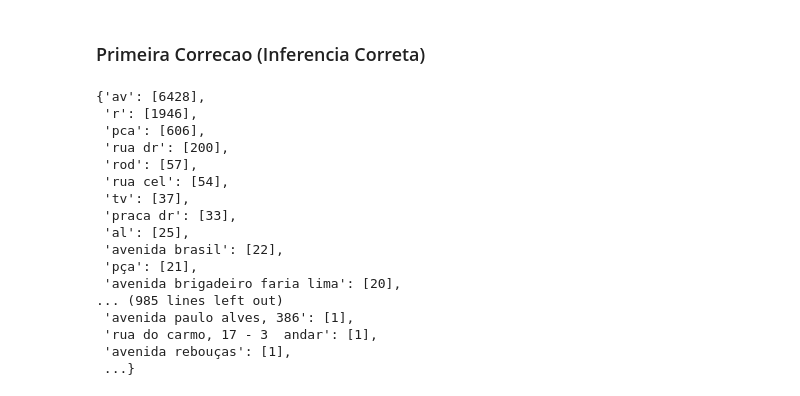
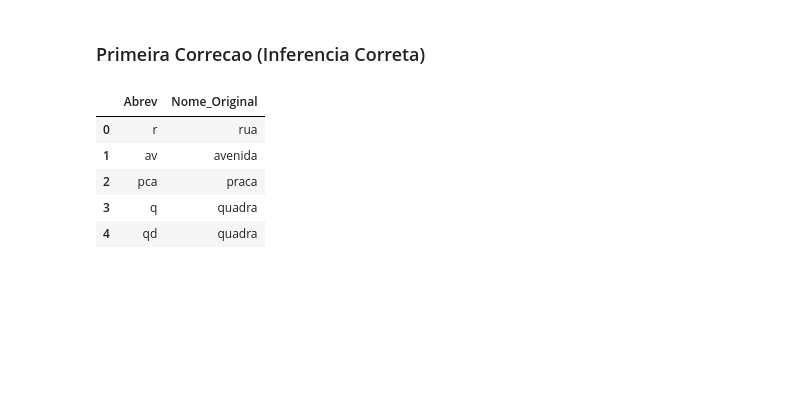
Before and after one commit to valdiviaguevara/DATASETS_TEST, a Jupyter notebook: Correios.ipynb, the cells around one changed output. Cells and saved outputs as stored; diff of their text form; code cells hidden in the pictures; blank space fills up the shorter version.

```diff
--- a/Correios.ipynb
+++ b/Correios.ipynb
@@ -3,9 +3,11 @@ import pandas as pd
 import numpy as np
 # %%
 df_Agencias_Bancos= pd.read_csv("Dados/Agencias/Agencias.csv",sep=";",encoding="latin1")
+df_Abrev_Enderecos= pd.read_csv("Dados/Agencias/Abreviaturas_Enderco.csv",sep=",",encoding="latin1")
 Nome_Colunas=["CNPJ","SEQUENCIAL_DO_CNP","DV_DO_CNPJ","NOME_INSTITUICAO","SEGMENTO","COD_COMPE_AG","NOME_DA_AGENCIA","ENDERECO","NUMERO","COMPLEMENTO","BAIRRO","CEP","MUNICIPIO","UF","DATA_INICIO","DDD","FONE"]
 df_Agencias_Bancos.columns=Nome_Colunas
 print ("Quantidade de Bancos: "+ str(len(df_Agencias_Bancos)))
+print ("Quantidade de Abreviacoes de Enderecos: "+ str(len(df_Abrev_Enderecos)))
 df_Agencias_Bancos.head()
 # %% [output]
 Quantidade de Bancos: 21603
@@ -28,26 +32,14 @@ df_Agencias_Bancos.head()
 | 4 | 00.000.000 | 6.0 | 4.0 | BANCO DO BRASIL S.A. | Banco do Brasil - Banco Múltiplo | 6.0 | SALVADOR | ... |
 # %% [markdown]
 ### Primeira Correcao (Inferencia Correta)
-# %%
-AA=df_Agencias_Bancos.Abrev_Endereco.value_counts().to_frame()
-AA=AA.reset_index()
-AA.columns=["Abrev_Endereco", "Valor"]
-AA.set_index('Abrev_Endereco').T.to_dict('list')
-# %% [output]
-{'av': [6428],
- 'r': [1946],
- 'pca': [606],
- 'rua dr': [200],
- 'rod': [57],
- 'rua cel': [54],
- 'tv': [37],
- 'praca dr': [33],
- 'al': [25],
- 'avenida brasil': [22],
- 'pça': [21],
- 'avenida brigadeiro faria lima': [20],
-... (985 lines left out)
- 'avenida paulo alves, 386': [1],
- 'rua do carmo, 17 - 3  andar': [1],
- 'avenida rebouças': [1],
- ...}
+# %%
+df_Abrev_Enderecos["Abrev"]=df_Abrev_Enderecos["Abrev"].str.lower()
+df_Abrev_Enderecos["Nome_Original"]=df_Abrev_Enderecos["Nome_Original"].str.lower()
+df_Abrev_Enderecos.head()
+# %% [output]
+|  | Abrev | Nome_Original |
+| 0 | r | rua |
+| 1 | av | avenida |
+| 2 | pca | praca |
+| 3 | q | quadra |
+| 4 | qd | quadra |
```
Also changed, not shown: parts of 21 cells of this notebook.
